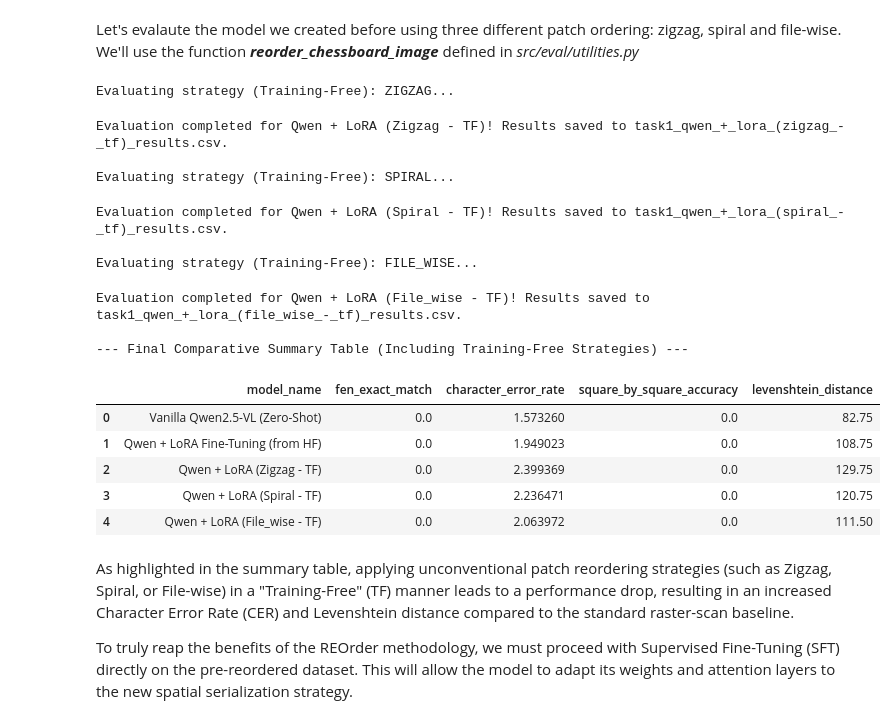
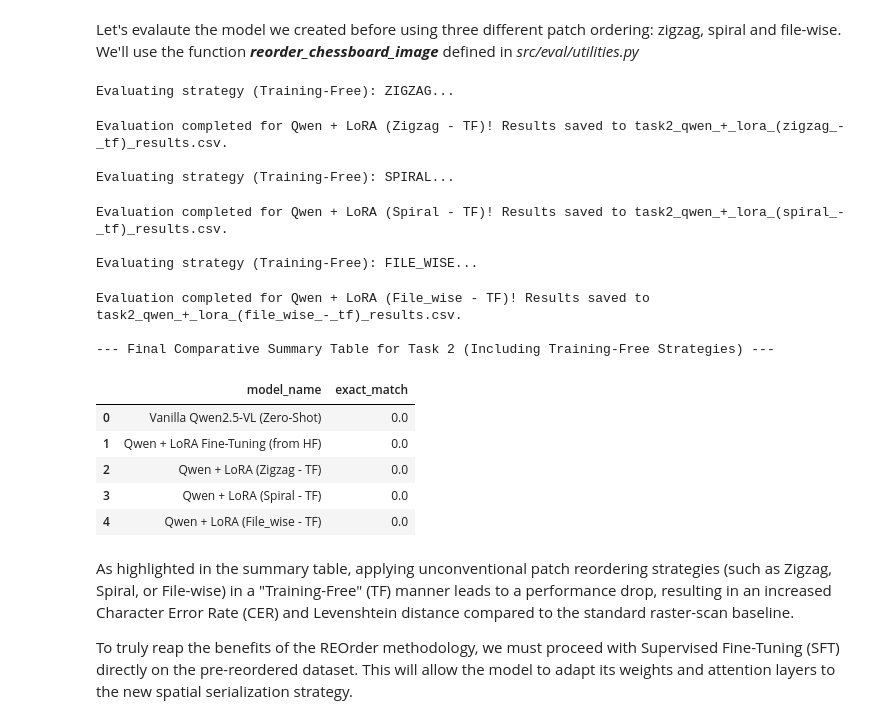
Before and after one commit to Aivon99/BigDataAndTextMiningProject, a Jupyter notebook: src/eval/Task_2.ipynb, the cells around one changed output. Drawn from its saved outputs; the diff is of its cells as text; code cells hidden in the pictures.

```diff
--- a/src/eval/Task_2.ipynb
+++ b/src/eval/Task_2.ipynb
@@ -114,14 +115,14 @@ Dowloading dataset for task 1 from HuggingFace repo
 print("Verifying Authentication to Hugging Face...")
 notebook_login()
 
-dataset_name = "bdatm-project/dataset_task1"
+dataset_name = "bdatm-project/dataset_task2"
 print(f"Downloading dataset '{dataset_name}'...")
 
-dataset_task1 = load_dataset(dataset_name)
+dataset_task2 = load_dataset(dataset_name)
 
 print("\nDataset loaded successfully!")
-print(dataset_task1)
+print(dataset_task2)
 print("\nStructure sample of train split:")
-print(dataset_task1["train"][0])
+print(dataset_task2["train"][0])
 # %% [output]
 Verifying Authentication to Hugging Face...
@@ -239,10 +233,10 @@ Real FEN (Ground Truth): 4Q3/p5pp/2p1p1k1/2Pp4/3n2B1/8/P2q2rP/5R1K b - - 5 28
 Testing vanilla model on the whole dataset using the function *evaluate_chessboard_model_task_1*
 # %%
 # Call the evaluation function for the vanilla model
-vanilla_results_df, vanilla_summary_df = evaluate_chessboard_model_task_1(
+vanilla_results_df, vanilla_summary_df = evaluate_chessboard_model_task_2(
     model=model_vanilla,
     processor=processor,
-    dataset_split=dataset_task1["test"],
+    dataset_split=dataset_task2["test"],
     model_name="Vanilla Qwen2.5-VL (Zero-Shot)"
 )
 
@@ -345,17 +339,17 @@ Saving model on hugging face
 # %%
 # 6. Save weights to Hugging Face folder
 hf_org_prefix = "bdatm-project"
-repo_id_standard = f"{hf_org_prefix}/qwen-task1-standard-lora"
+repo_id_standard = f"{hf_org_prefix}/qwen-task2-standard-lora"
 
 print(f"Pushing standard LoRA model and processor to Hugging Face Hub: {repo_id_standard}...")
 
 trainer.model.push_to_hub(
     repo_id_standard,
-    commit_message="Training complete for standard LoRA baseline (raster-scan)"
+    commit_message="Training complete for standard LoRA baseline on Task 2 (Move Prediction)"
 )
 processor.push_to_hub(
     repo_id_standard
 )
 
-print("Fine-tuning completed and weights successfully uploaded to Hugging Face Hub!")
+print("Fine-tuning for Task 2 completed and weights successfully uploaded to Hugging Face Hub!")
 # %% [output]
@@ -383,11 +375,11 @@ base_eval_model = AutoModelForImageTextToText.from_pretrained(
 # Load the LoRA weights directly from the Hub repository
 standard_lora_eval_model = PeftModel.from_pretrained(base_eval_model, repo_id_standard)
 
-print("Evaluating the Hugging Face LoRA model on the test set...")
-lora_results_df, lora_summary_df = evaluate_chessboard_model_task_1(
+print("Evaluating the Hugging Face LoRA model on the test set for Task 2...")
+lora_results_df, lora_summary_df = evaluate_chessboard_model_task_2(
     model=standard_lora_eval_model,
     processor=processor,
-    dataset_split=dataset_task1["test"],
+    dataset_split=dataset_task2["test"], # <-- Corretto da task1 a task2
     model_name="Qwen + LoRA Fine-Tuning (from HF)"
 )
 
@@ -423,55 +415,55 @@ Strategy 'file_wise' first 10 patch indices: [0, 8, 16, 24, 32, 40, 48, 56, 1, 9
 Let's evalaute the model we created before using three different patch ordering: zigzag, spiral and file-wise. We'll use the function ***reorder_chessboard_image*** defined in *src/eval/utilities.py*
 # %%
 # ==========================================
-# Training-Free Benchmark Loop for REOrder
+# Training-Free Benchmark Loop for REOrder (Task 2)
 # ==========================================
 
 # Define the strategies you want to benchmark (as outlined in the project specs)
 strategies_to_test = ["zigzag", "spiral", "file_wise"]
 
 # Choose the model to test (we use the fine-tuned LoRA model)
-model_to_evaluate = lora_model  # You can switch to 'model' if you want to test the vanilla version
+model_to_evaluate = lora_model
 
 for strat in strategies_to_test:
     print(f"\nEvaluating strategy (Training-Free): {strat.upper()}...")
 
-    # 1. Apply the reordering function to the images in the test set
-    reordered_test_split = dataset_task1["test"].map(
+    # 1. Apply the reordering function to the images in the test set for Task 2
+    reordered_test_split = dataset_task2["test"].map(
         lambda sample: {
             "image": reorder_chessboard_image(sample["image"], strategy=strat, grid_size=8)
         }
     )
 
-    # 2. Run the evaluation function on the reordered test split
-    strat_results_df, strat_summary_df = evaluate_chessboard_model_task_1(
+    # 2. Run the evaluation function on the reordered test split using Task 2 evaluator
+    strat_results_df, strat_summary_df = evaluate_chessboard_model_task_2(
         model=model_to_evaluate,
         processor=processor,
         dataset_split=reordered_test_split,
         model_name=f"Qwen + LoRA ({strat.capitalize()} - TF)"
     )
 
     # 3. Append the results to your global comparison table
     all_models_results = pd.concat([all_models_results, strat_summary_df], ignore_index=True)
 
-print("\n--- Final Comparative Summary Table (Including Training-Free Strategies) ---")
+print("\n--- Final Comparative Summary Table for Task 2 (Including Training-Free Strategies) ---")
 display(all_models_results)
 # %% [output]
 Evaluating strategy (Training-Free): ZIGZAG...
-Evaluation completed for Qwen + LoRA (Zigzag - TF)! Results saved to task1_qwen_+_lora_(zigzag_-_tf)_results.csv.
+Evaluation completed for Qwen + LoRA (Zigzag - TF)! Results saved to task2_qwen_+_lora_(zigzag_-_tf)_results.csv.
 
 Evaluating strategy (Training-Free): SPIRAL...
-Evaluation completed for Qwen + LoRA (Spiral - TF)! Results saved to task1_qwen_+_lora_(spiral_-_tf)_results.csv.
+Evaluation completed for Qwen + LoRA (Spiral - TF)! Results saved to task2_qwen_+_lora_(spiral_-_tf)_results.csv.
 
 Evaluating strategy (Training-Free): FILE_WISE...
-Evaluation completed for Qwen + LoRA (File_wise - TF)! Results saved to task1_qwen_+_lora_(file_wise_-_tf)_results.csv.
+Evaluation completed for Qwen + LoRA (File_wise - TF)! Results saved to task2_qwen_+_lora_(file_wise_-_tf)_results.csv.
 
---- Final Comparative Summary Table (Including Training-Free Strategies) ---
+--- Final Comparative Summary Table for Task 2 (Including Training-Free Strategies) ---
-|  | model_name | fen_exact_match | character_error_rate | square_by_square_accuracy | levenshtein_distance |
-| 0 | Vanilla Qwen2.5-VL (Zero-Shot) | 0.0 | 1.573260 | 0.0 | 82.75 |
-| 1 | Qwen + LoRA Fine-Tuning (from HF) | 0.0 | 1.949023 | 0.0 | 108.75 |
-| 2 | Qwen + LoRA (Zigzag - TF) | 0.0 | 2.399369 | 0.0 | 129.75 |
-| 3 | Qwen + LoRA (Spiral - TF) | 0.0 | 2.236471 | 0.0 | 120.75 |
-| 4 | Qwen + LoRA (File_wise - TF) | 0.0 | 2.063972 | 0.0 | 111.50 |
+|  | model_name | exact_match |
+| 0 | Vanilla Qwen2.5-VL (Zero-Shot) | 0.0 |
+| 1 | Qwen + LoRA Fine-Tuning (from HF) | 0.0 |
+| 2 | Qwen + LoRA (Zigzag - TF) | 0.0 |
+| 3 | Qwen + LoRA (Spiral - TF) | 0.0 |
+| 4 | Qwen + LoRA (File_wise - TF) | 0.0 |
 # %% [markdown]
 As highlighted in the summary table, applying unconventional patch reordering strategies (such as Zigzag, Spiral, or File-wise) in a "Training-Free" (TF) manner leads to a performance drop, resulting in an increased Character Error Rate (CER) and Levenshtein distance compared to the standard raster-scan baseline.
 
```
Also changed, not shown: parts of 14 cells of this notebook.
